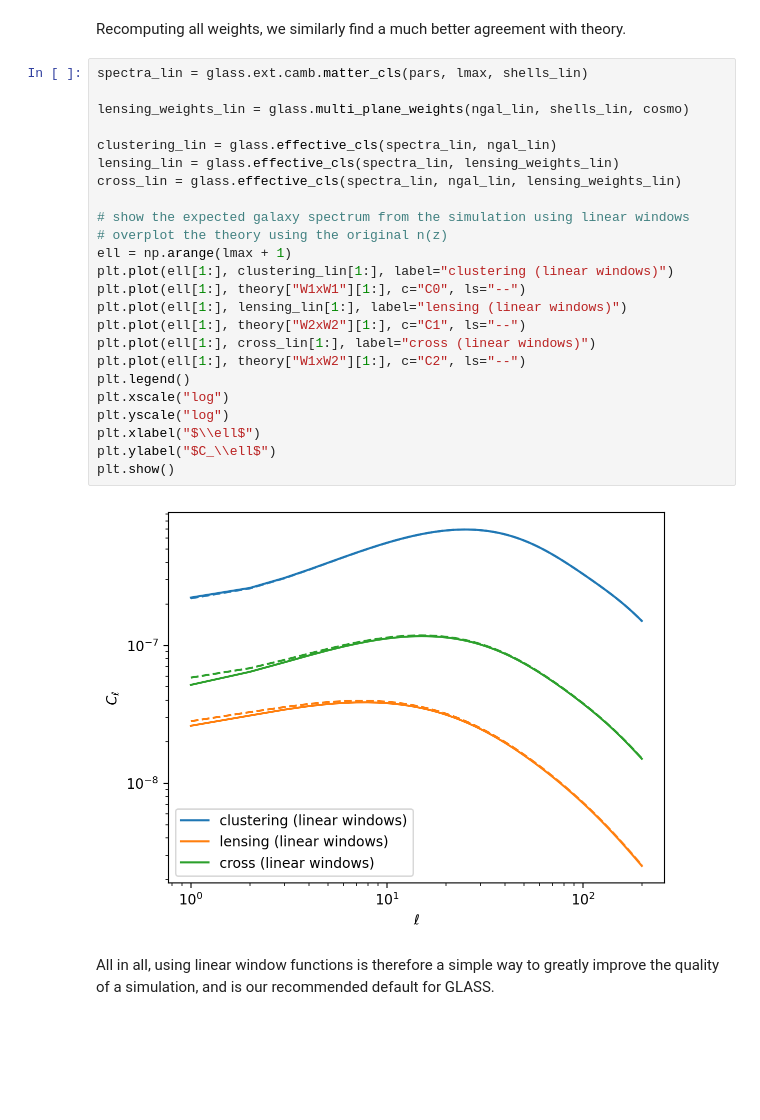
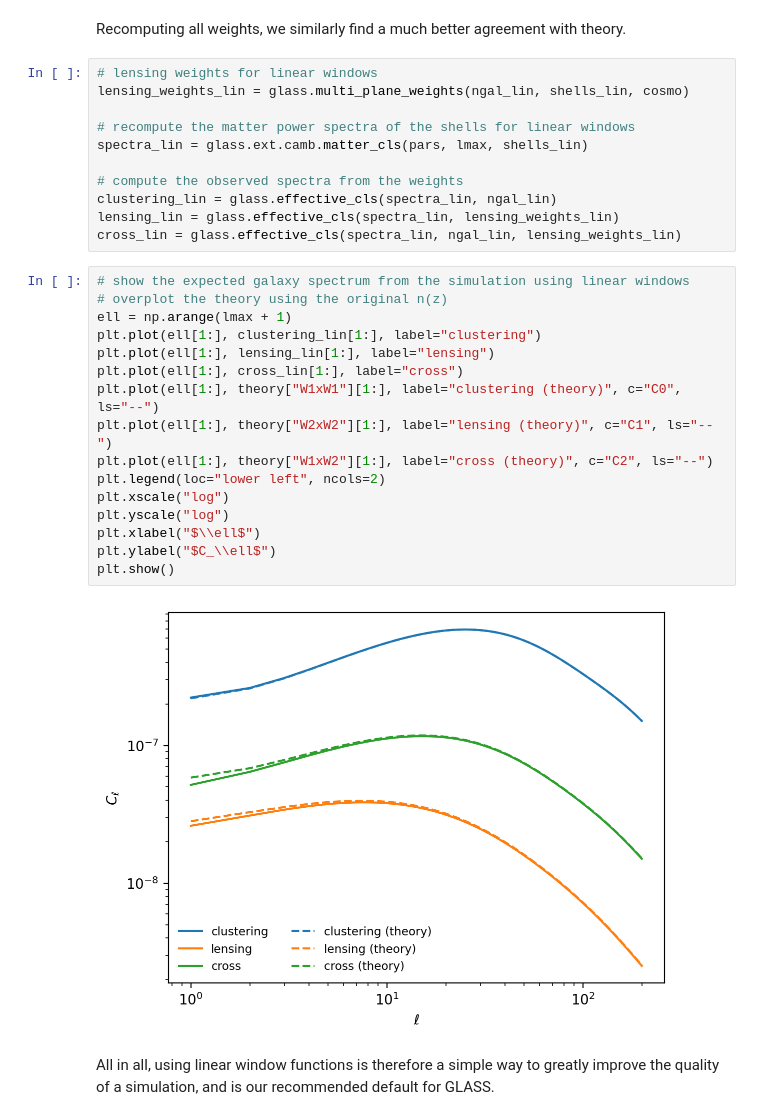
Before and after one commit to glass-dev/glass, a Jupyter notebook: examples/1-basic/galaxy-redshift-distributions.ipynb, the cells around one changed output. Cells and saved outputs as stored; diff of their text form; blank space fills up the shorter version.

```diff
--- a/examples/1-basic/galaxy-redshift-distributions.ipynb
+++ b/examples/1-basic/galaxy-redshift-distributions.ipynb
@@ -229,30 +229,33 @@ plt.show()
 # %% [markdown]
 Recomputing all weights, we similarly find a much better agreement with theory.
+# %%
+# lensing weights for linear windows
+lensing_weights_lin = glass.multi_plane_weights(ngal_lin, shells_lin, cosmo)
+
+# recompute the matter power spectra of the shells for linear windows
+spectra_lin = glass.ext.camb.matter_cls(pars, lmax, shells_lin)
+
+# compute the observed spectra from the weights
+clustering_lin = glass.effective_cls(spectra_lin, ngal_lin)
+lensing_lin = glass.effective_cls(spectra_lin, lensing_weights_lin)
+cross_lin = glass.effective_cls(spectra_lin, ngal_lin, lensing_weights_lin)
 # %%
-spectra_lin = glass.ext.camb.matter_cls(pars, lmax, shells_lin)
-
-lensing_weights_lin = glass.multi_plane_weights(ngal_lin, shells_lin, cosmo)
-
-clustering_lin = glass.effective_cls(spectra_lin, ngal_lin)
-lensing_lin = glass.effective_cls(spectra_lin, lensing_weights_lin)
-cross_lin = glass.effective_cls(spectra_lin, ngal_lin, lensing_weights_lin)
-
 # show the expected galaxy spectrum from the simulation using linear windows
 # overplot the theory using the original n(z)
 ell = np.arange(lmax + 1)
-plt.plot(ell[1:], clustering_lin[1:], label="clustering (linear windows)")
-plt.plot(ell[1:], theory["W1xW1"][1:], c="C0", ls="--")
-plt.plot(ell[1:], lensing_lin[1:], label="lensing (linear windows)")
-plt.plot(ell[1:], theory["W2xW2"][1:], c="C1", ls="--")
-plt.plot(ell[1:], cross_lin[1:], label="cross (linear windows)")
-plt.plot(ell[1:], theory["W1xW2"][1:], c="C2", ls="--")
-plt.legend()
+plt.plot(ell[1:], clustering_lin[1:], label="clustering")
+plt.plot(ell[1:], lensing_lin[1:], label="lensing")
+plt.plot(ell[1:], cross_lin[1:], label="cross")
+plt.plot(ell[1:], theory["W1xW1"][1:], label="clustering (theory)", c="C0", ls="--")
+plt.plot(ell[1:], theory["W2xW2"][1:], label="lensing (theory)", c="C1", ls="--")
+plt.plot(ell[1:], theory["W1xW2"][1:], label="cross (theory)", c="C2", ls="--")
+plt.legend(loc="lower left", ncols=2)
 plt.xscale("log")
 plt.yscale("log")
 plt.xlabel("$\\ell$")
 plt.ylabel("$C_\\ell$")
 plt.show()
 # %% [output]
-[figure, old version]
+[figure, new version]
 # %% [markdown]
 All in all, using linear window functions is therefore a simple way to greatly improve the quality of a simulation, and is our recommended default for GLASS.
```
Also changed, not shown: parts of 5 cells of this notebook, 1 other file.
